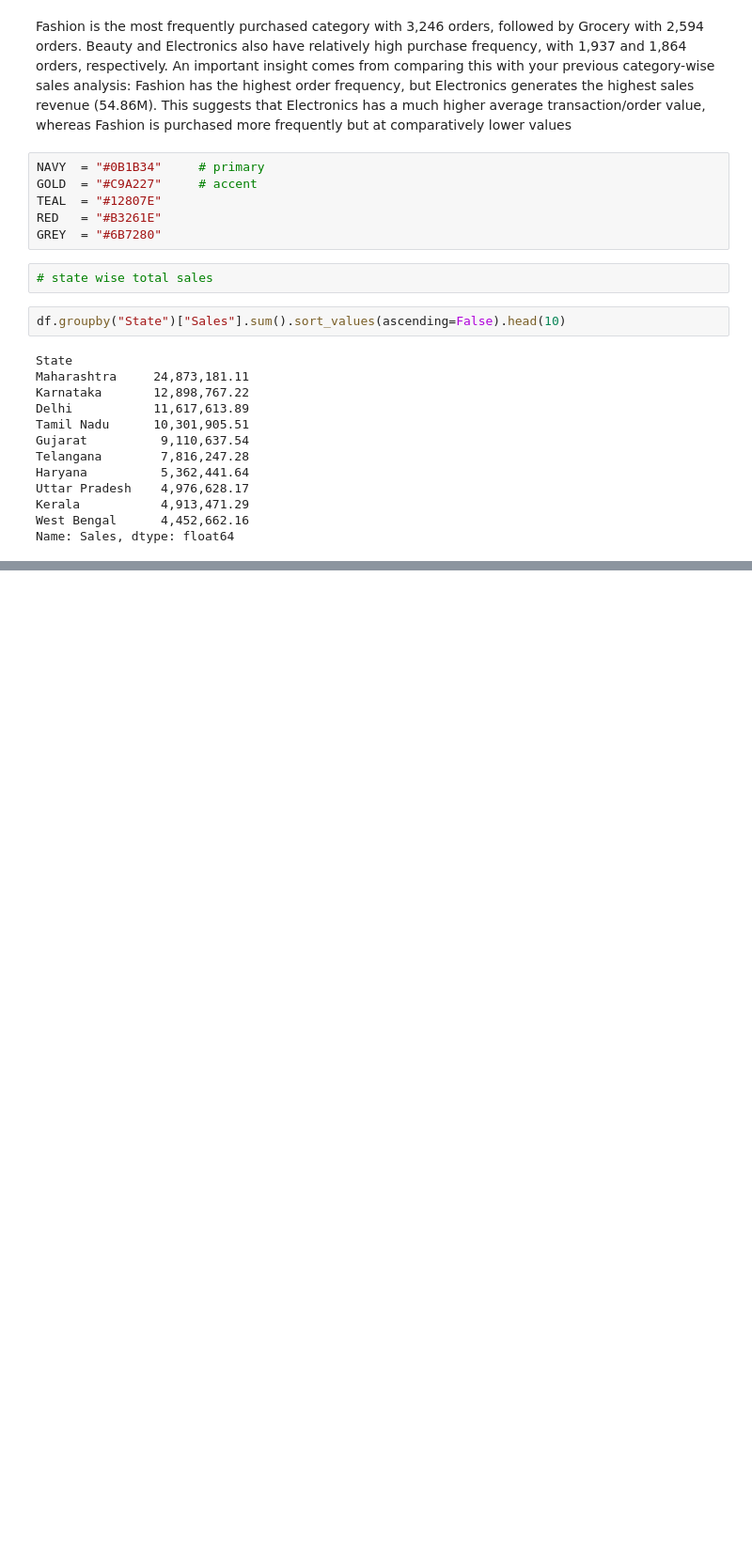
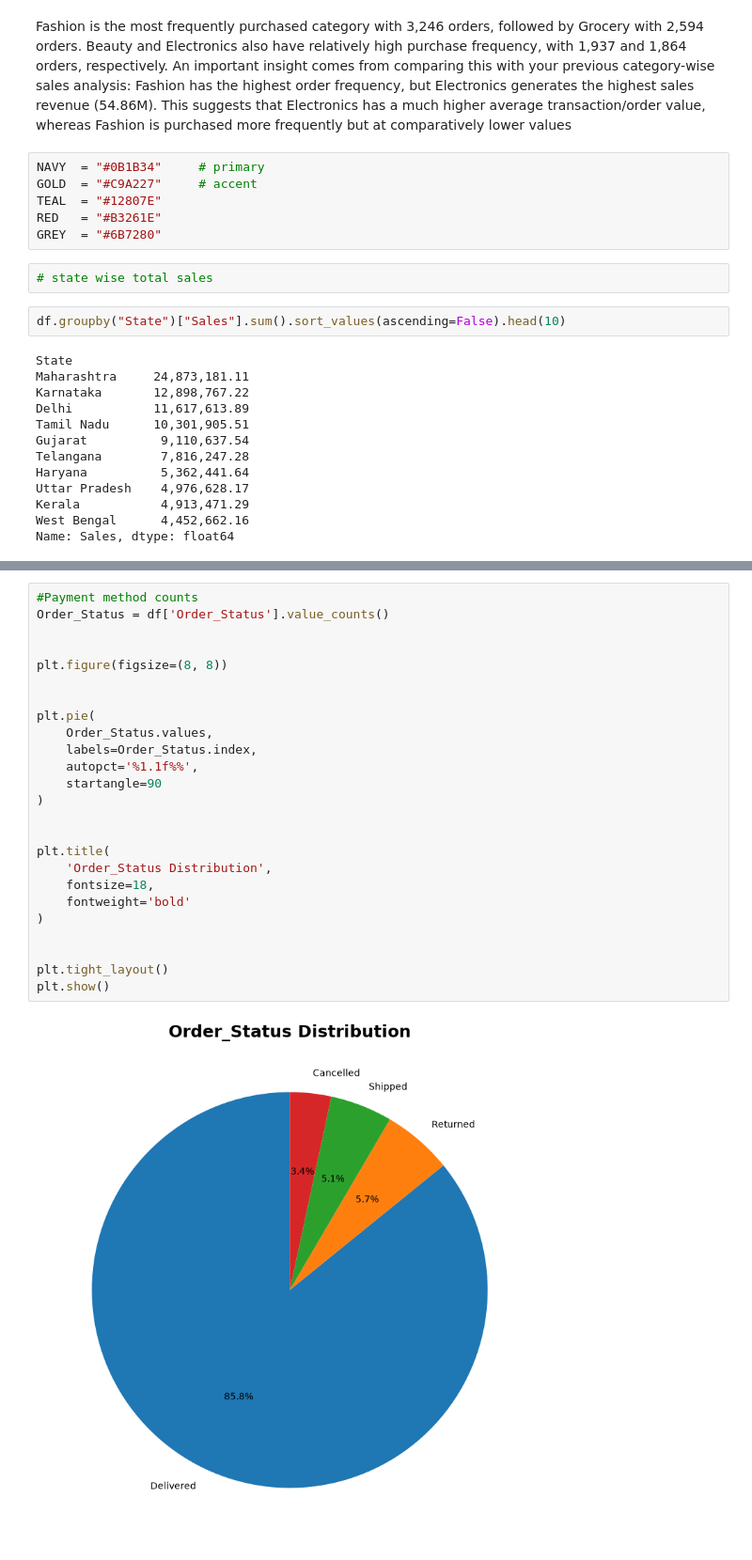
Before and after one commit to Tanujakarande5703/data_analysis_project, a Jupyter notebook: project.ipynb, the cells around one changed output, grey strips where cells are left out. Shown at 94% size. Saved outputs shown, nothing was run; the diff lists cells and outputs as text; blank space fills up the shorter version.

```diff
--- a/project.ipynb
+++ b/project.ipynb
@@ -955,0 +1235,27 @@ Name: Sales, dtype: float64
+# %%
+#Payment method counts
+Order_Status = df['Order_Status'].value_counts()
+
+
+plt.figure(figsize=(8, 8))
+
+
+plt.pie(
+    Order_Status.values,
+    labels=Order_Status.index,
+    autopct='%1.1f%%',
+    startangle=90
+)
+
+
+plt.title(
+    'Order_Status Distribution',
+    fontsize=18,
+    fontweight='bold'
+)
+
+
+plt.tight_layout()
+plt.show()
+# %% [output]
+[figure, added]
```
Also changed, not shown: parts of 26 cells of this notebook.
